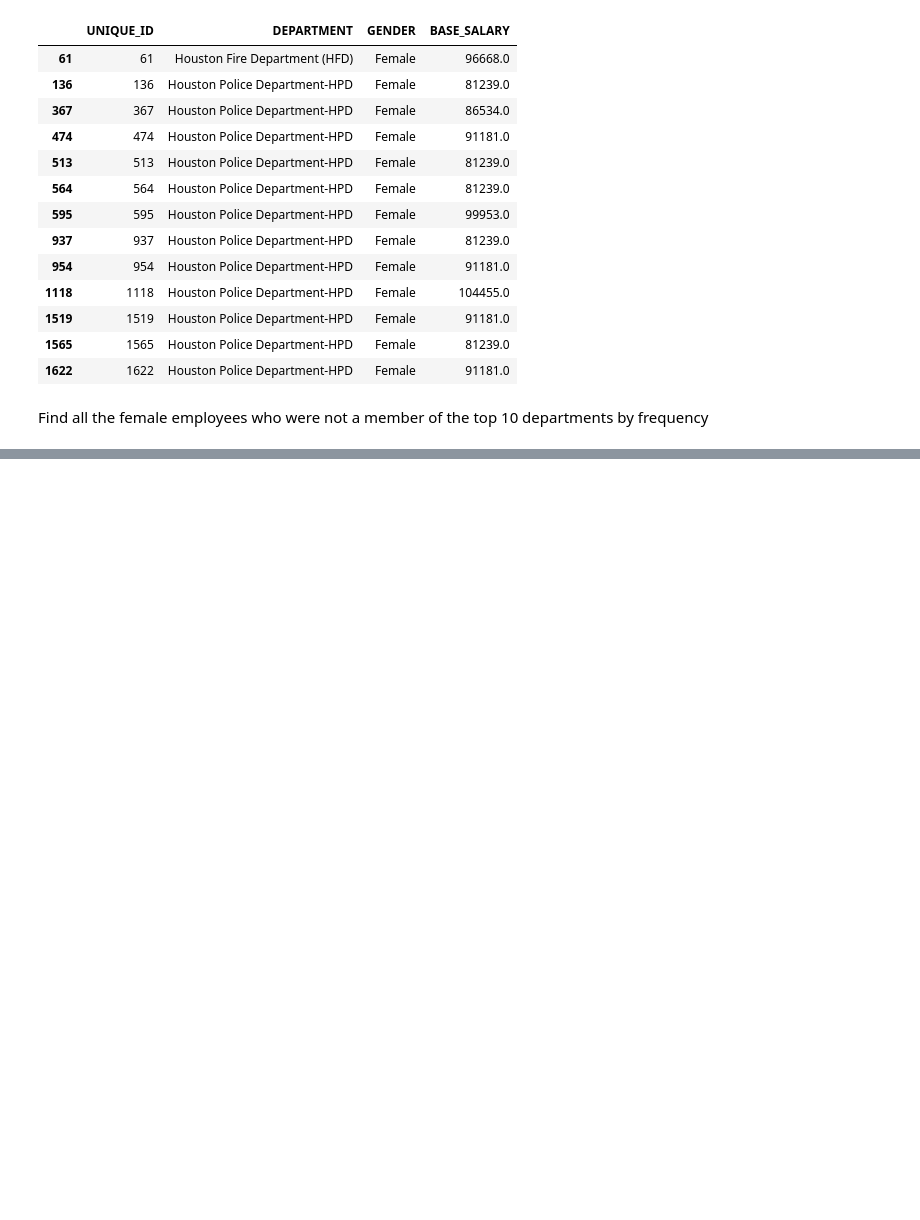
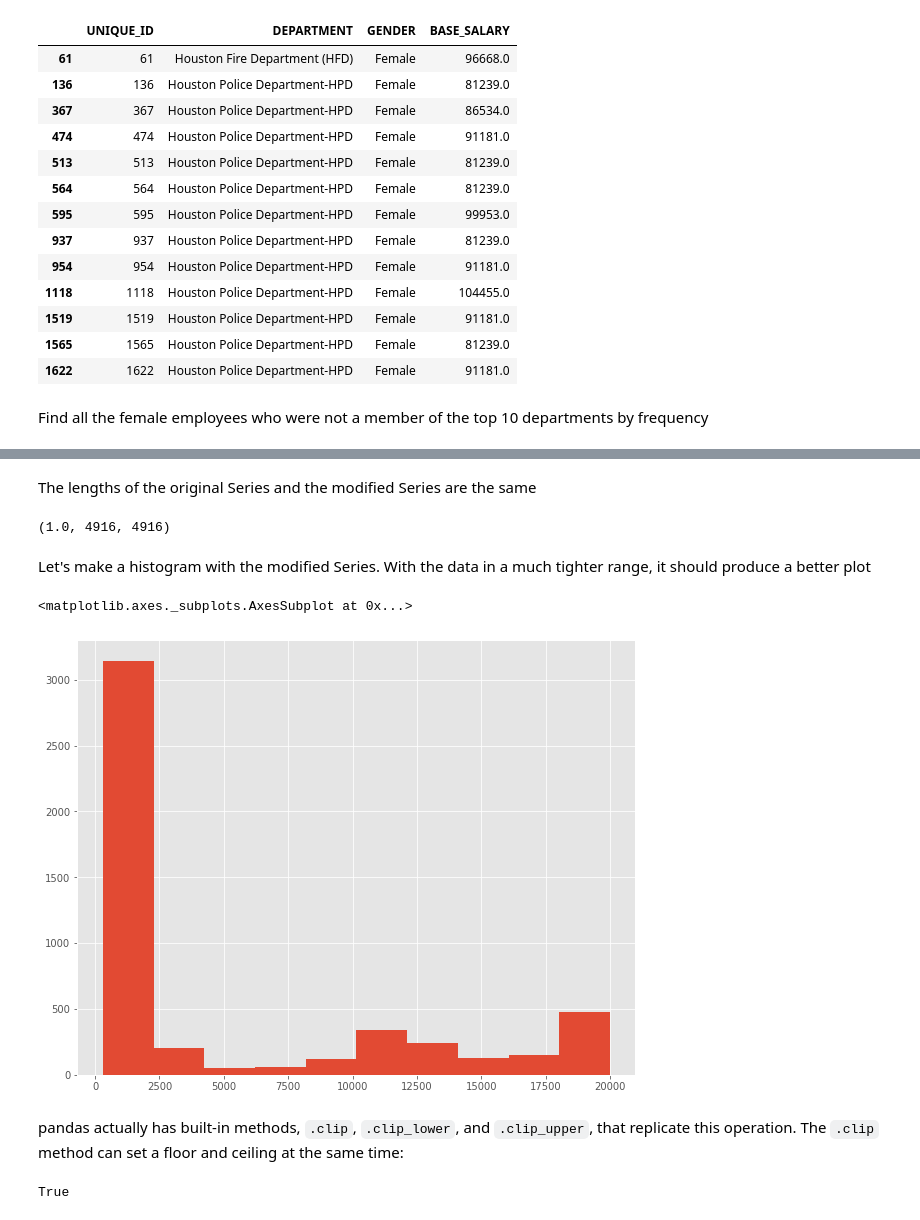
Before and after one commit to dajebbar/python-pract, a Jupyter notebook: work/data_analysis/pandas_cookbook_1.x/ch07/c7_code.ipynb, the cells around one changed output, grey strips where cells are left out. Saved outputs shown, nothing was run; the diff lists cells and outputs as text; code cells hidden in the pictures; blank space fills up the shorter version.

```diff
--- a/work/data_analysis/pandas_cookbook_1.x/ch07/c7_code.ipynb
+++ b/work/data_analysis/pandas_cookbook_1.x/ch07/c7_code.ipynb
@@ -695,0 +781,7 @@ employee_filtred2.head()
+# %%
+criteria_low = fb_likes > 300
+fb_likes_cap = (
+    fb_likes.where(criteria_low, other=300)
+    .where(criteria_high, other=20000)
+)
+fb_likes_cap.head()
@@ -695,0 +796,15 @@ employee_filtred2.head()
+# %% [markdown]
+The lengths of the original Series and the modified Series are the same
+# %%
+criteria_low.mean().round(), len(fb_likes), len(fb_likes_cap)
+# %% [output]
+(1.0, 4916, 4916)
+# %% [markdown]
+Let's make a histogram with the modified Series. With the data in a much tighter
+range, it should produce a better plot
+# %%
+fig, ax = plt.subplots(figsize=(10, 8))
+fb_likes_cap.hist(ax=ax)
+# %% [output]
+<matplotlib.axes._subplots.AxesSubplot at 0x...>
+[figure, added]
@@ -695,0 +813,8 @@ employee_filtred2.head()
+# %% [markdown]
+pandas actually has built-in methods, `.clip`, `.clip_lower`, and `.clip_upper`, that
+replicate this operation. The `.clip` method can set a floor and ceiling at the same time:
+# %%
+fb_likes_cap2 = fb_likes.clip(lower=300, upper=20000)
+fb_likes_cap.equals(fb_likes_cap2)
+# %% [output]
+True
```
Also changed, not shown: parts of 18 cells of this notebook.
